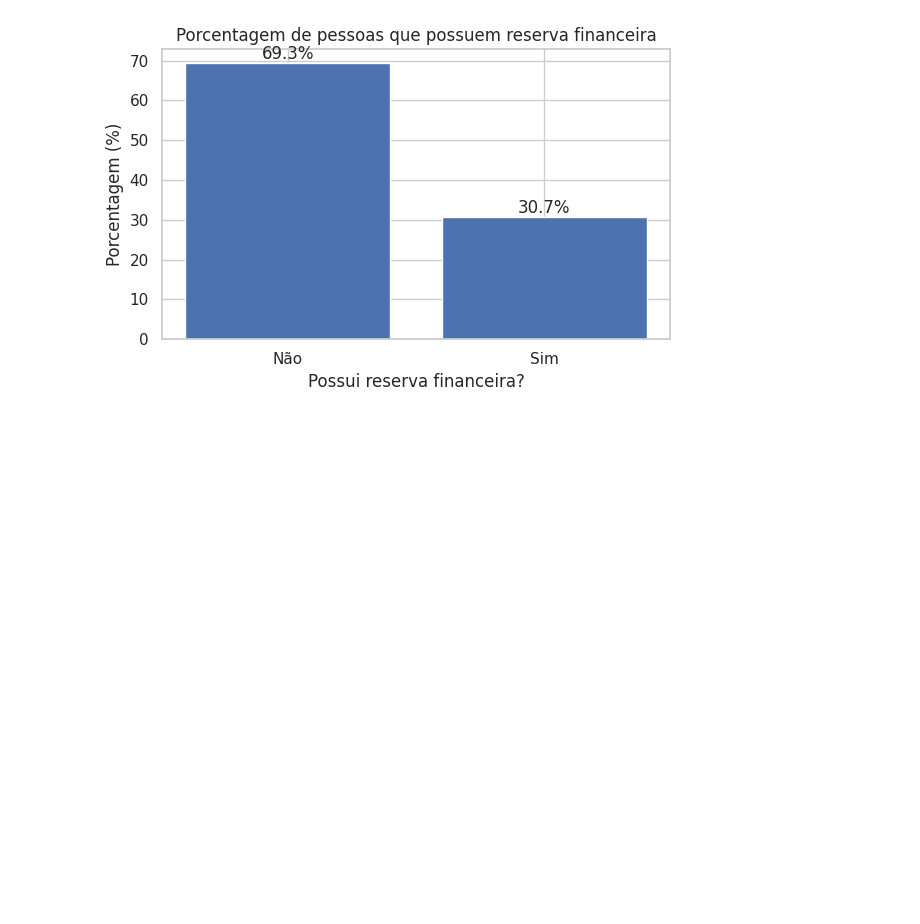
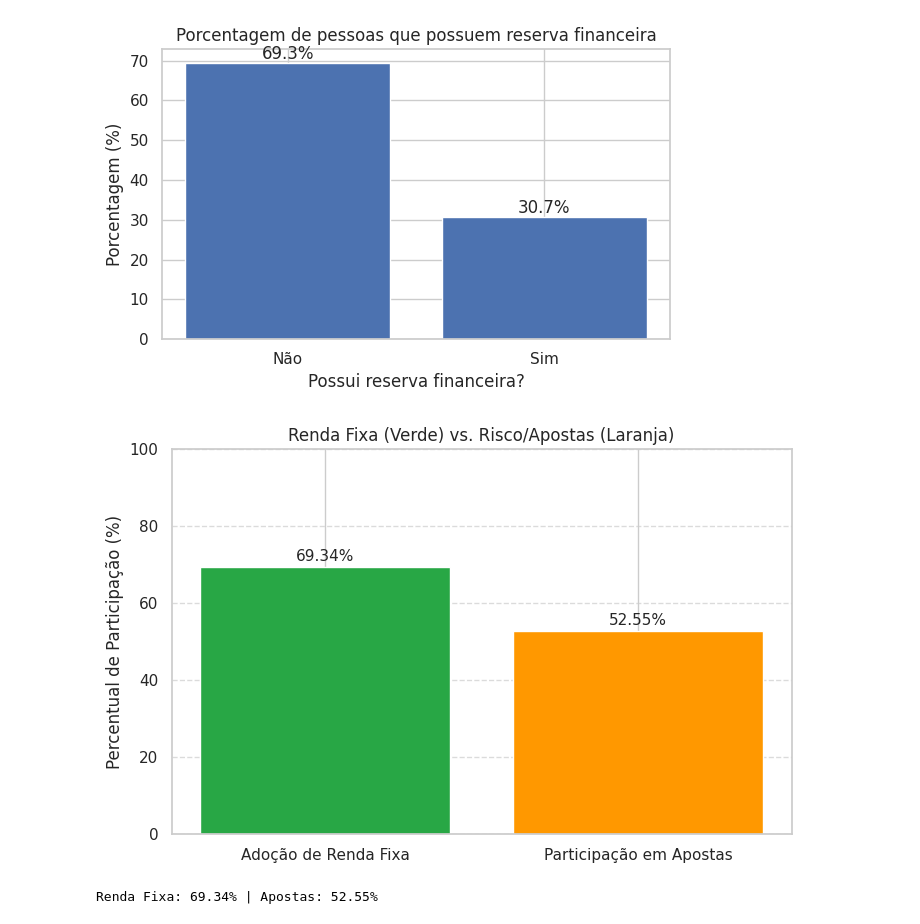
Before and after one commit to brunolmars/PI-I-Ciencia-da-Computacao, a Jupyter notebook: database/Data_forms.ipynb, the cells around one changed output. Cells and saved outputs as stored; diff of their text form; code cells hidden in the pictures; blank space fills up the shorter version.

```diff
--- a/database/Data_forms.ipynb
+++ b/database/Data_forms.ipynb
@@ -694,3 +694,35 @@ plt.tight_layout()
 plt.show()
 # %% [output]
 [figure]
+# %%
+df_limpo['adota_renda_fixa'] = df_limpo[['poupanca', 'tesouro', 'renda_fixa']].max(axis=1)
+
+taxa_renda_fixa = (df_limpo['adota_renda_fixa'] == 'Sim').mean() * 100
+
+taxa_apostas = (df_limpo['participa_simplificado'] == 'Sim').mean() * 100
+
+categorias = ['Adoção de Renda Fixa', 'Participação em Apostas']
+valores = [taxa_renda_fixa, taxa_apostas]
+cores = ['#28a745', '#ff9800']
+
+plt.figure(figsize=(8, 5))
+bars = plt.bar(categorias, valores, color=cores)
+
+
+for bar in bars:
+    yval = bar.get_height()
+    plt.text(bar.get_x() + bar.get_width()/2, yval + 1,
+             f'{yval:.2f}%',
+             ha='center', va='bottom',
+             fontsize=11)
+
+plt.title('Renda Fixa (Verde) vs. Risco/Apostas (Laranja)')
+plt.ylabel('Percentual de Participação (%)')
+plt.ylim(0, 100)
+plt.grid(axis='y', linestyle='--', alpha=0.7)
+plt.show()
+
+print(f"Renda Fixa: {taxa_renda_fixa:.2f}% | Apostas: {taxa_apostas:.2f}%")
+# %% [output]
+[figure, added]
+Renda Fixa: 69.34% | Apostas: 52.55%
```
